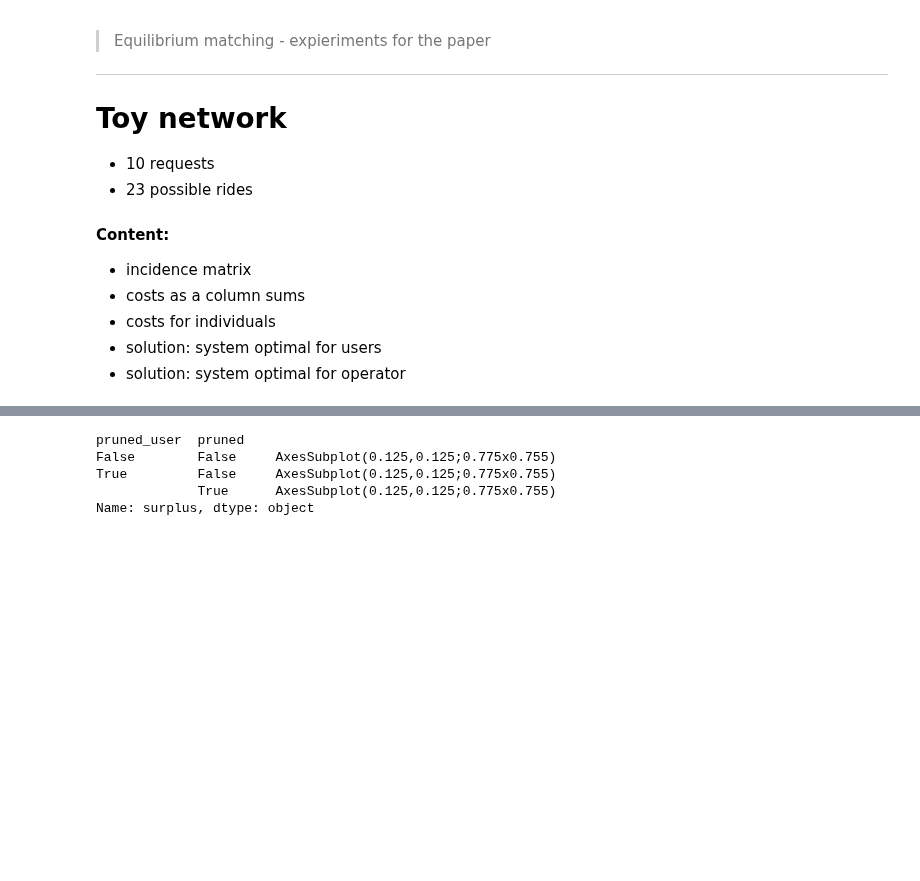
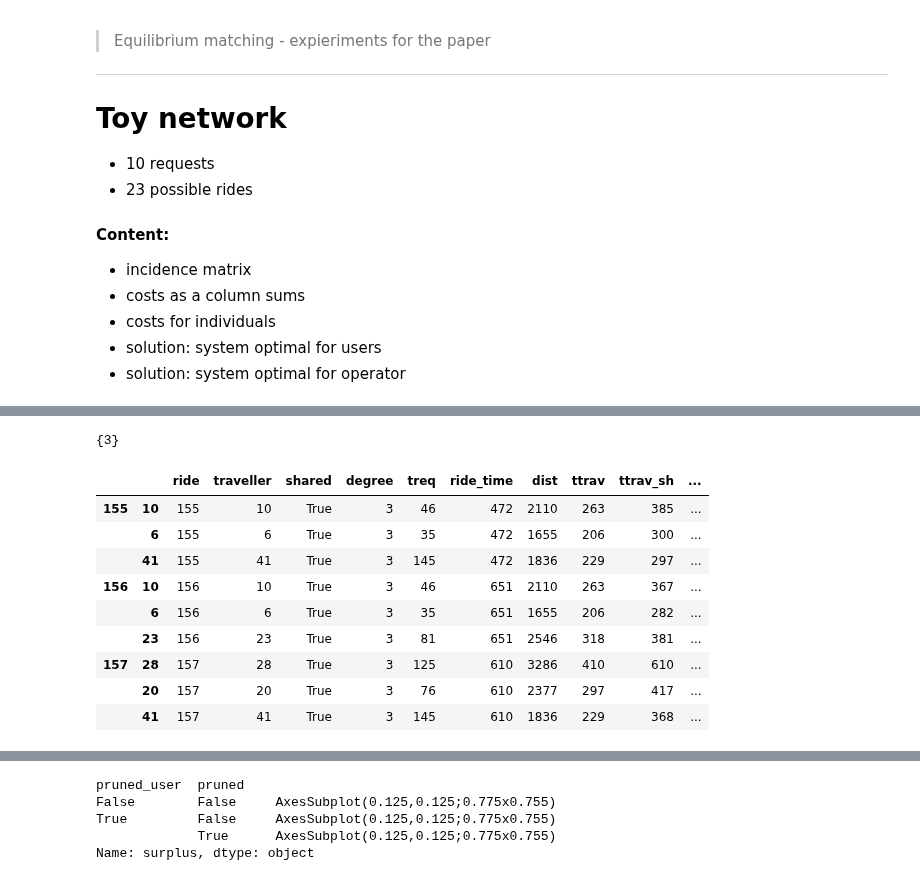
Before and after one commit to RafalKucharskiPK/ExMAS, a Jupyter notebook: ExMAS/spinoffs/game/pipeline.ipynb, the cells around one changed output, grey strips where cells are left out. Cells and saved outputs as stored; diff of their text form; code cells hidden in the pictures; blank space fills up the shorter version.

```diff
--- a/ExMAS/spinoffs/game/pipeline.ipynb
+++ b/ExMAS/spinoffs/game/pipeline.ipynb
@@ -66,6 +61,0 @@ NameError: name 'price_column' is not defined
-# %%
-price_column = 'uniform_split'
-r = 320
-costs_of_G2_with_i = rm.loc[pd.IndexSlice[r, [7,12]], :][['traveller', price_column]] # costs for travellers in G2 with i
-costs_of_G2  = rm.loc[pd.IndexSlice[50, :], :][['traveller', price_column]] # costs for travellers in G2 with i
-costs_of_G2
@@ -215,2 +61,0 @@ np.nanargmin(ranks)
-# %%
-inData.sblts.rides['TNE_efficiency']=rm.groupby('ride').uniform_split.max()
@@ -509,0 +69,57 @@ inData.sblts.rides_multi_index.join(inData.sblts.rides.selected, on = 'ride')
+# %%
+a = {1,2,3}
+b = {4,5,6,3}
+a.intersection(b)
+# %% [output]
+{3}
+# %%
+def subgroup_split(inData):
+
+    def get_subgroup_price(r):
+        indexes = r.indexes_set
+        subgroups = r.subgroups
+        subgroup_indexes = rides.loc[subgroups][['indexes_set']]
+
+        prices = dict()
+        while len(indexes)>0:
+            effs = rides.loc[subgroups].cost_efficiency
+            J = effs.idxmin()
+            z = effs.min()
+            indexes = indexes - rides.loc[J].indexes_set
+            subgroup_indexes = rides.loc[subgroups][['indexes_set']]
+            subgroup_indexes['f'] = subgroup_indexes.apply(lambda x: len(rides.loc[J].indexes_set.intersection(x.indexes_set))==0,axis = 1 )
+            subgroups = subgroup_indexes[subgroup_indexes.f].index
+
+
+            for i in rides.loc[J].indexes_set:
+                prices[i] = z
+        return prices
+
+
+    rm = inData.sblts.rides_multi_index
+    rides = inData.sblts.rides
+    prices = dict()
+    for i, r in rides.iterrows():
+        prices.update(get_subgroup_price(r))
+
+    rm['SUBGROUP'] = rm.apply(lambda x: prices[x.traveller], axis = 1)
+
+    rides['SUBGROUP'] = rm.groupby('ride').sum()['SUBGROUP']
+
+    inData.sblts.rides_multi_index = rm
+    inData.sblts.rides = rides
+
+    return inData
+inData = subgroup_split(inData)
+inData.sblts.rides_multi_index.tail(9)
+# %% [output]
+|  |  | ride | traveller | shared | degree | treq | ride_time | dist | ttrav | ttrav_sh | ... |
+| 155 | 10 | 155 | 10 | True | 3 | 46 | 472 | 2110 | 263 | 385 | ... |
+|  | 6 | 155 | 6 | True | 3 | 35 | 472 | 1655 | 206 | 300 | ... |
+|  | 41 | 155 | 41 | True | 3 | 145 | 472 | 1836 | 229 | 297 | ... |
+| 156 | 10 | 156 | 10 | True | 3 | 46 | 651 | 2110 | 263 | 367 | ... |
+|  | 6 | 156 | 6 | True | 3 | 35 | 651 | 1655 | 206 | 282 | ... |
+|  | 23 | 156 | 23 | True | 3 | 81 | 651 | 2546 | 318 | 381 | ... |
+| 157 | 28 | 157 | 28 | True | 3 | 125 | 610 | 3286 | 410 | 610 | ... |
+|  | 20 | 157 | 20 | True | 3 | 76 | 610 | 2377 | 297 | 417 | ... |
+|  | 41 | 157 | 41 | True | 3 | 145 | 610 | 1836 | 229 | 368 | ... |
```
Also changed, not shown: parts of 34 cells of this notebook, 5 other files.
